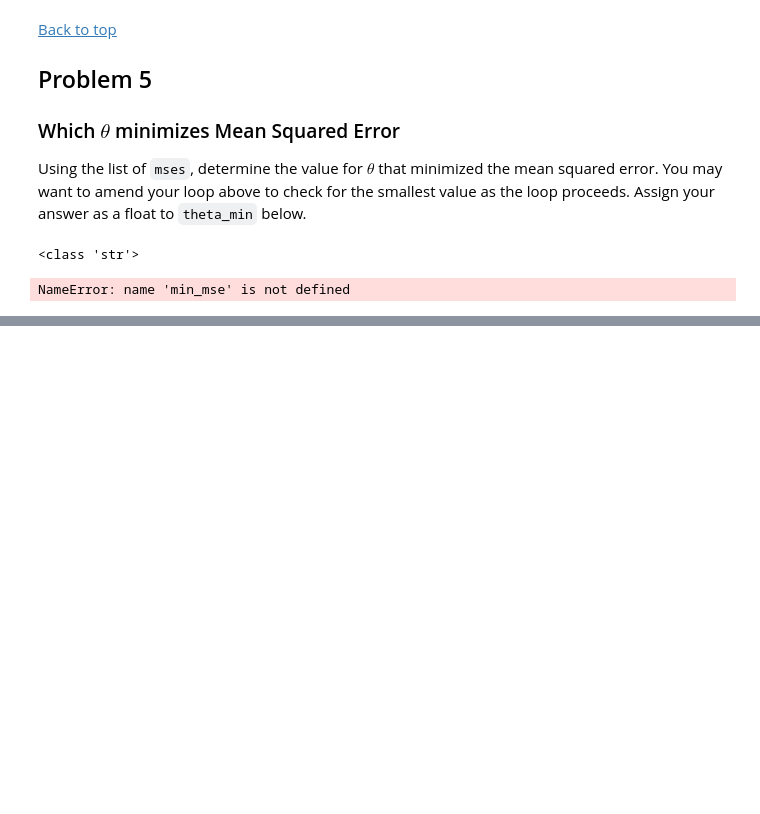
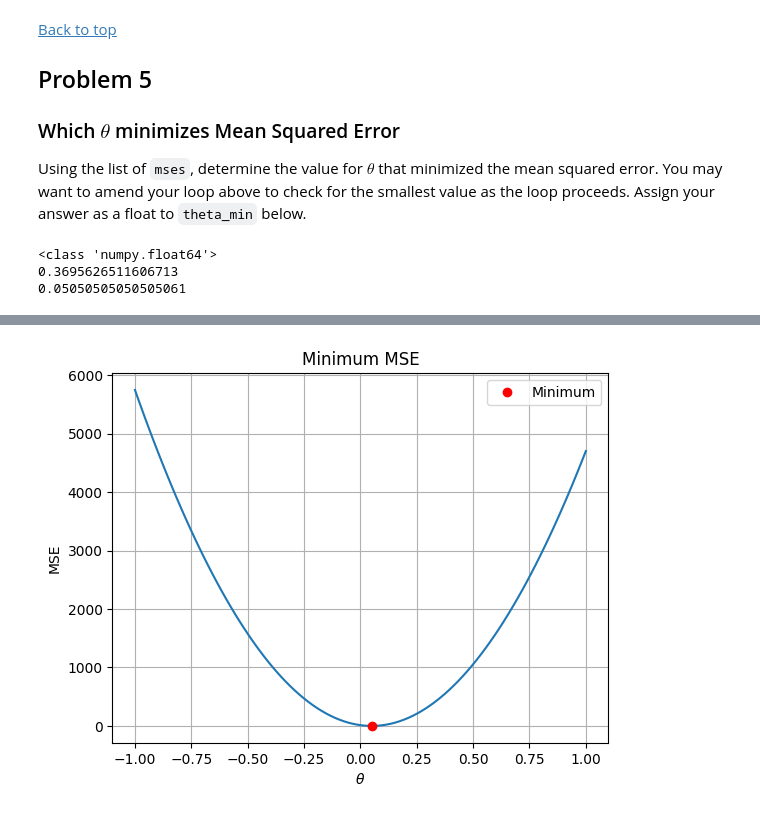
Before and after one commit to mobius29er/AIML_Class, a Jupyter notebook: colab_activity7_2.ipynb, the cells around one changed output, grey strips where cells are left out. Cells and saved outputs as stored; diff of their text form; code cells hidden in the pictures; blank space fills up the shorter version.

```diff
--- a/colab_activity7_2.ipynb
+++ b/colab_activity7_2.ipynb
@@ -52,7 +57,7 @@ Below, create an array of 100 equally spaced values between -1 and 1.  Use the `
 
 
 thetas = ''
-
+thetas = np.linspace(-1, 1, 100)
 
 # Answer check
 print(type(thetas))
@@ -104,7 +110,7 @@ Assign your result as a float to `mse` below.
 
 
 mse = ''
-
+mse = mean_squared_error(geyser['duration'], 0.8*geyser['waiting'])
 
 # Answer check
 print(type(mse))
@@ -126,6 +132,9 @@ Use a `for` loop over `thetas` to compute the MSE between the column `geyser['du
 
 
 mses = []
+for theta in thetas:
+  mse = mean_squared_error(geyser['duration'], geyser['waiting'] * theta)
+  mses.append(mse)
 
 
 
@@ -151,7 +160,8 @@ Using the list of `mses`, determine the value for $\theta$ that minimized the me
 
 
 theta_min = ''
-
+min_mse = min(mses)
+theta_min = thetas[mses.index(min_mse)]
 
 
 # Answer check
@@ -159,8 +169,9 @@ print(type(theta_min))
 print(min_mse)
 print(theta_min)
 # %% [output]
-<class 'str'>
+<class 'numpy.float64'>
+0.3695626511606713
+0.05050505050505061
-NameError: name 'min_mse' is not defined
 # %% [markdown]
 Note that, again, the shape of the Mean Squared Error is a parabola.  The plot below shows the values of thetas againt their mean squared error.
 
@@ -169,11 +180,13 @@ Note that, again, the shape of the Mean Squared Error is a parabola.  The plot b
 </center>
 # %%
 #Code for Plot
-# plt.plot(thetas, mses)
-# plt.plot(thetas[np.argmin(mses)], min(mses), 'ro', label = 'Minimum')
-# plt.legend()
-# plt.title('Minimum MSE')
-# plt.xlabel(r'$\theta$')
-# plt.ylabel('MSE')
-# plt.grid();
-# plt.savefig('images/mse_min.png')
+plt.plot(thetas, mses)
+plt.plot(thetas[np.argmin(mses)], min(mses), 'ro', label = 'Minimum')
+plt.legend()
+plt.title('Minimum MSE')
+plt.xlabel(r'$\theta$')
+plt.ylabel('MSE')
+plt.grid();
+plt.savefig('mse_min.png')
+# %% [output]
+[figure, added]
```
Also changed, not shown: parts of 3 cells of this notebook.
